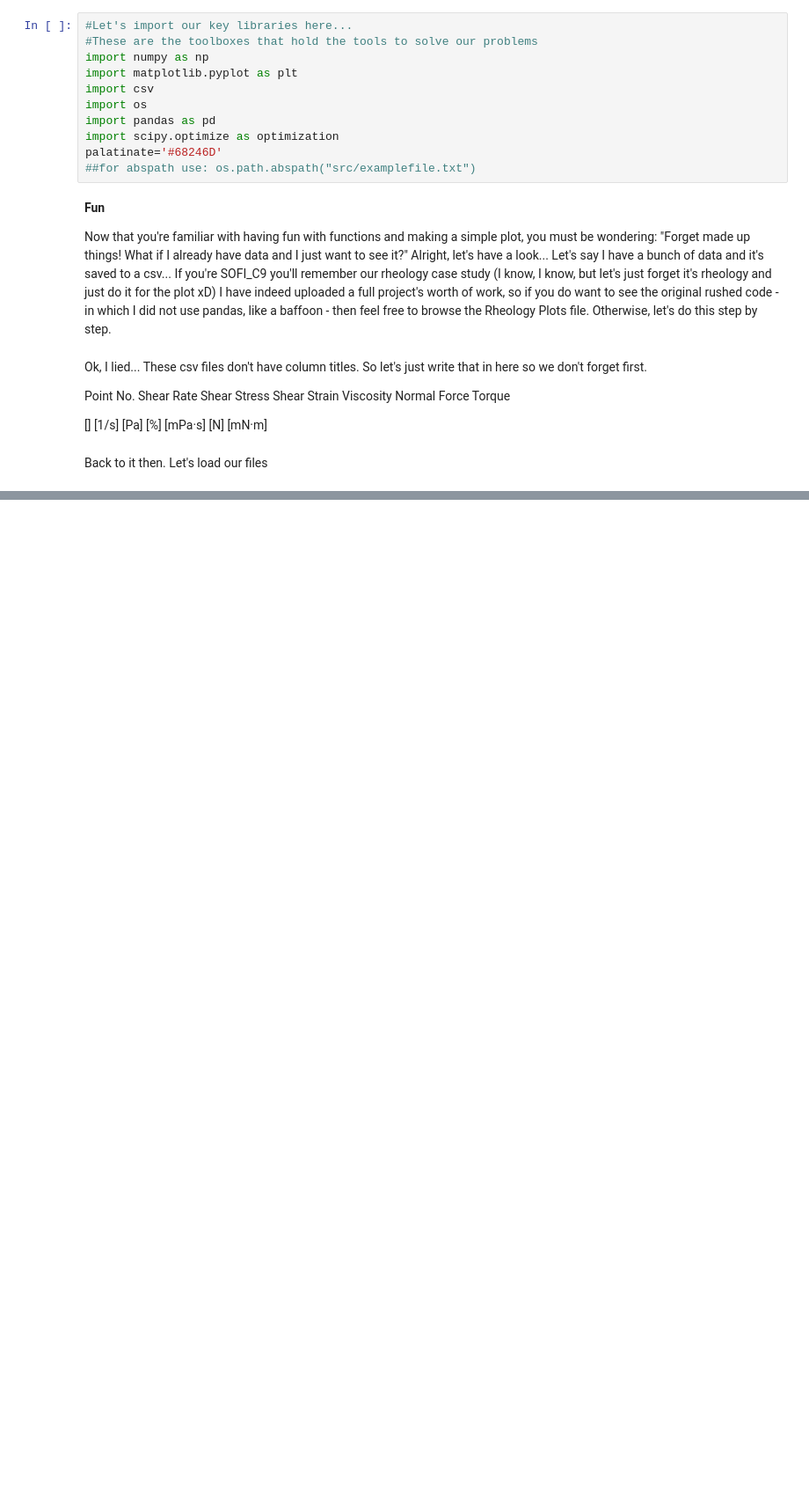
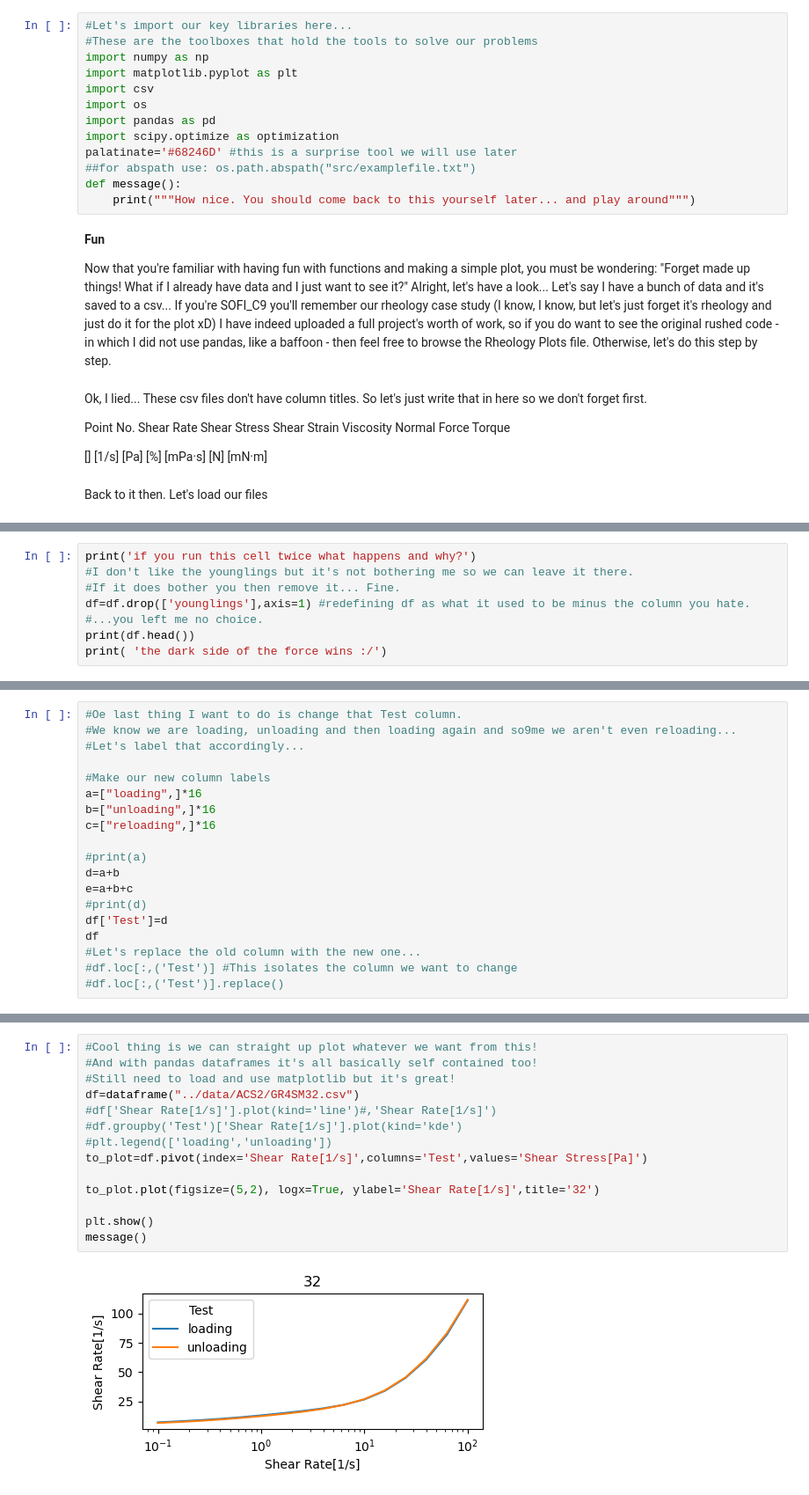
Before and after one commit to saabirpetker/trypy, a Jupyter notebook: trypy_tutorials/books/plot_csv.ipynb, the cells around one changed output, grey strips where cells are left out. Shown at 88% size. Cells and saved outputs as stored; diff of their text form; blank space fills up the shorter version.

```diff
--- a/trypy_tutorials/books/plot_csv.ipynb
+++ b/trypy_tutorials/books/plot_csv.ipynb
@@ -7,8 +7,10 @@ import csv
 import os
 import pandas as pd
 import scipy.optimize as optimization
-palatinate='#68246D'
+palatinate='#68246D' #this is a surprise tool we will use later
 ##for abspath use: os.path.abspath("src/examplefile.txt")
+def message():
+    print("""How nice. You should come back to this yourself later... and play around""")
 # %% [markdown]
 <font size="20">**Fun**
 
@@ -45,0 +74,8 @@ rea=read(myfile)
+# %%
+print('if you run this cell twice what happens and why?')
+#I don't like the younglings but it's not bothering me so we can leave it there.
+#If it does bother you then remove it... Fine.
+df=df.drop(['younglings'],axis=1) #redefining df as what it used to be minus the column you hate.
+#...you left me no choice.
+print(df.head())
+print( 'the dark side of the force wins :/')
@@ -45,0 +119,19 @@ rea=read(myfile)
+# %%
+#Oe last thing I want to do is change that Test column.
+#We know we are loading, unloading and then loading again and so9me we aren't even reloading...
+#Let's label that accordingly...
+
+#Make our new column labels
+a=["loading",]*16
+b=["unloading",]*16
+c=["reloading",]*16
+
+#print(a)
+d=a+b
+e=a+b+c
+#print(d)
+df['Test']=d
+df
+#Let's replace the old column with the new one...
+#df.loc[:,('Test')] #This isolates the column we want to change
+#df.loc[:,('Test')].replace()
@@ -45,0 +219,16 @@ rea=read(myfile)
+# %%
+#Cool thing is we can straight up plot whatever we want from this!
+#And with pandas dataframes it's all basically self contained too!
+#Still need to load and use matplotlib but it's great!
+df=dataframe("../data/ACS2/GR4SM32.csv")
+#df['Shear Rate[1/s]'].plot(kind='line')#,'Shear Rate[1/s]')
+#df.groupby('Test')['Shear Rate[1/s]'].plot(kind='kde')
+#plt.legend(['loading','unloading'])
+to_plot=df.pivot(index='Shear Rate[1/s]',columns='Test',values='Shear Stress[Pa]')
+
+to_plot.plot(figsize=(5,2), logx=True, ylabel='Shear Rate[1/s]',title='32')
+
+plt.show()
+message()
+# %% [output]
+[figure, added]
```
Also changed, not shown: parts of 12 cells of this notebook, 26 other files.
